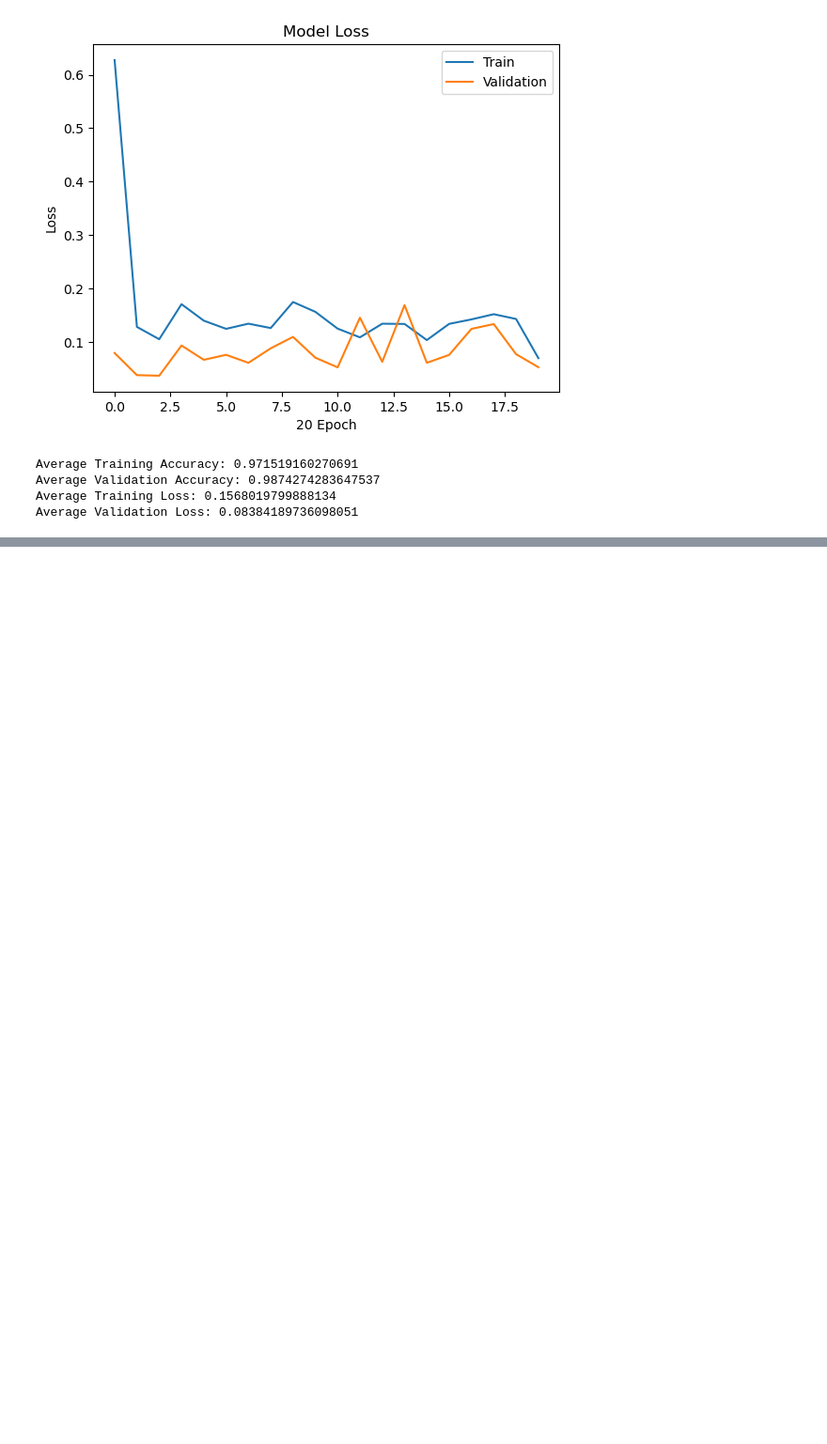
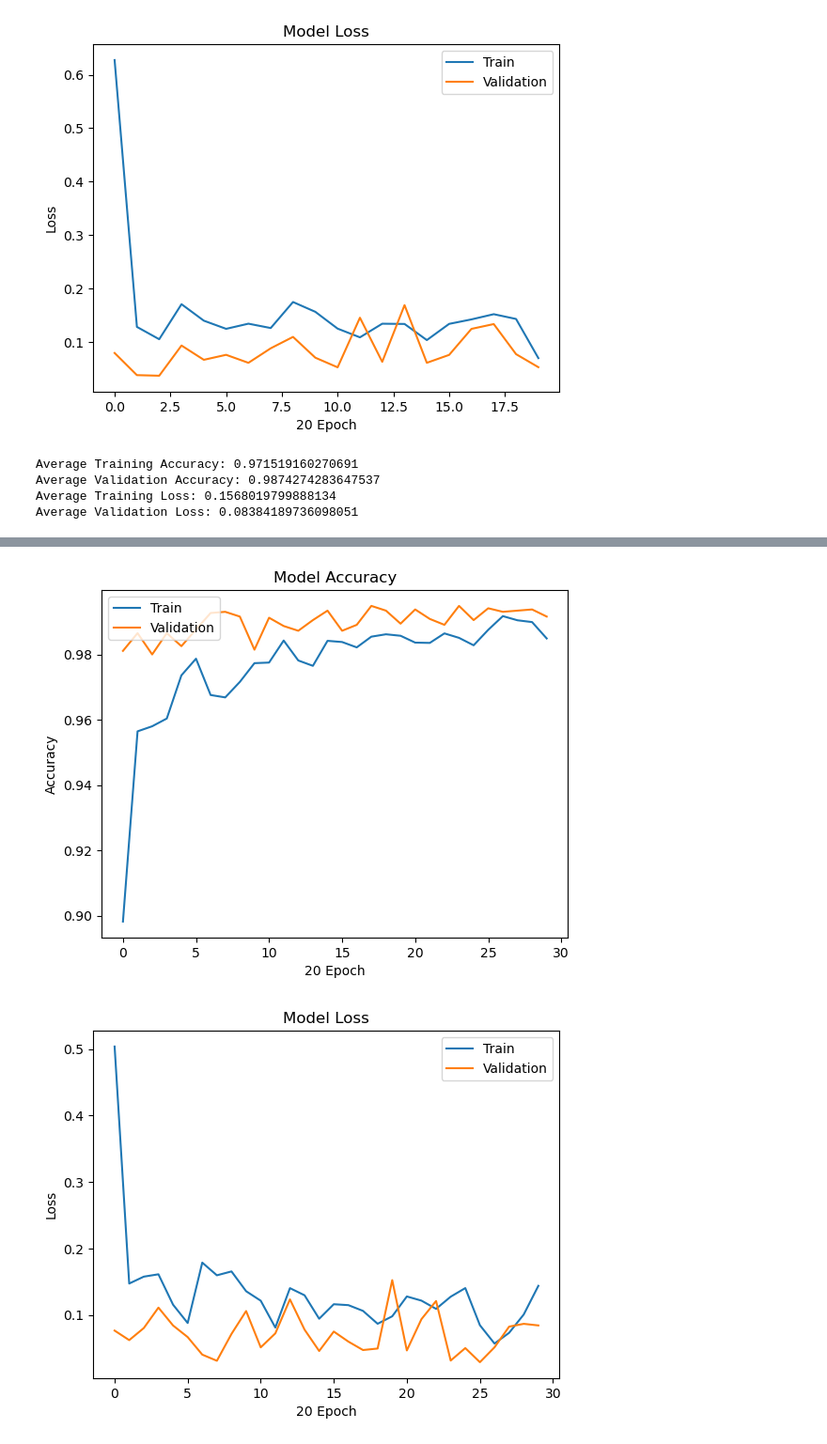
Before and after one commit to bereniceluis/python-transfer-learning, a Jupyter notebook: transfer_learning.ipynb, the cells around one changed output, grey strips where cells are left out. Shown: that part at 94% size. Cells and saved outputs as stored; diff of their text form; code cells hidden in the pictures; blank space fills up the shorter version.

Commit message:
feat: 30 epoch

```diff
--- a/transfer_learning.ipynb
+++ b/transfer_learning.ipynb
@@ -130,0 +133,2 @@ Average Validation Loss: 0.08384189736098051
+# %%
+history_1 = transfer_model.train(num_epochs=30, save_filename='model/mobilenetv2_epoch30_model.h5')
@@ -130,0 +153,23 @@ Average Validation Loss: 0.08384189736098051
+# %%
+# Accuracy
+plt.plot(history_1.history['categorical_accuracy'])
+plt.plot(history_1.history['val_categorical_accuracy'])
+plt.title('Model Accuracy')
+plt.xlabel('20 Epoch')
+plt.ylabel('Accuracy')
+plt.legend(['Train', 'Validation'], loc='upper left')
+plt.savefig('figures/accuracy_plot_30epochs.png')
+plt.show()
+
+# Loss
+plt.plot(history_1.history['loss'])
+plt.plot(history_1.history['val_loss'])
+plt.title('Model Loss')
+plt.xlabel('20 Epoch')
+plt.ylabel('Loss')
+plt.legend(['Train', 'Validation'], loc='upper right')
+plt.savefig('figures/loss_plot_30epochs.png')
+plt.show()
+# %% [output]
+[figure, added]
+[figure, added]
```
Also changed, not shown: parts of 3 cells of this notebook, 2 other files.
